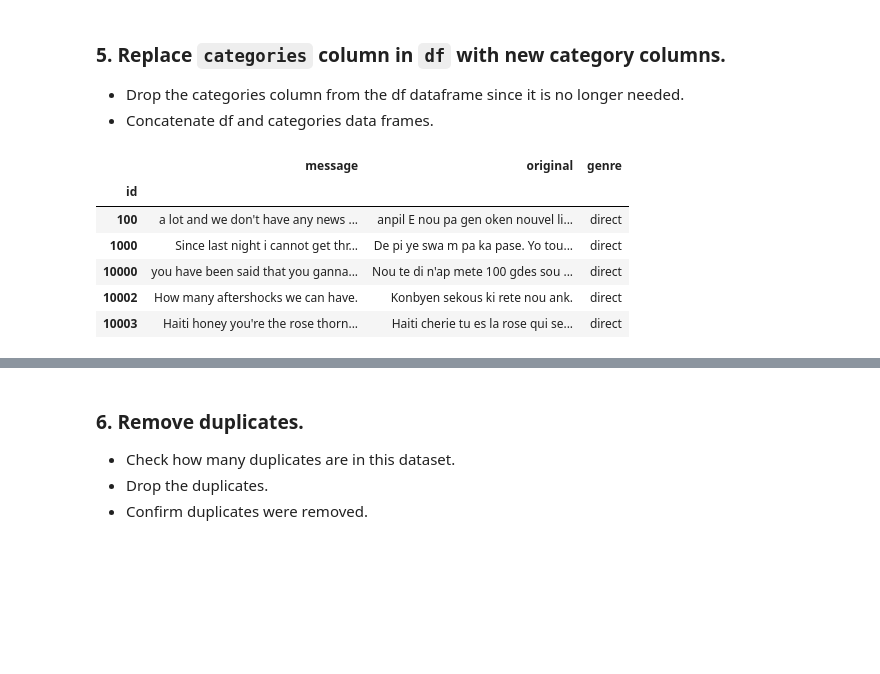
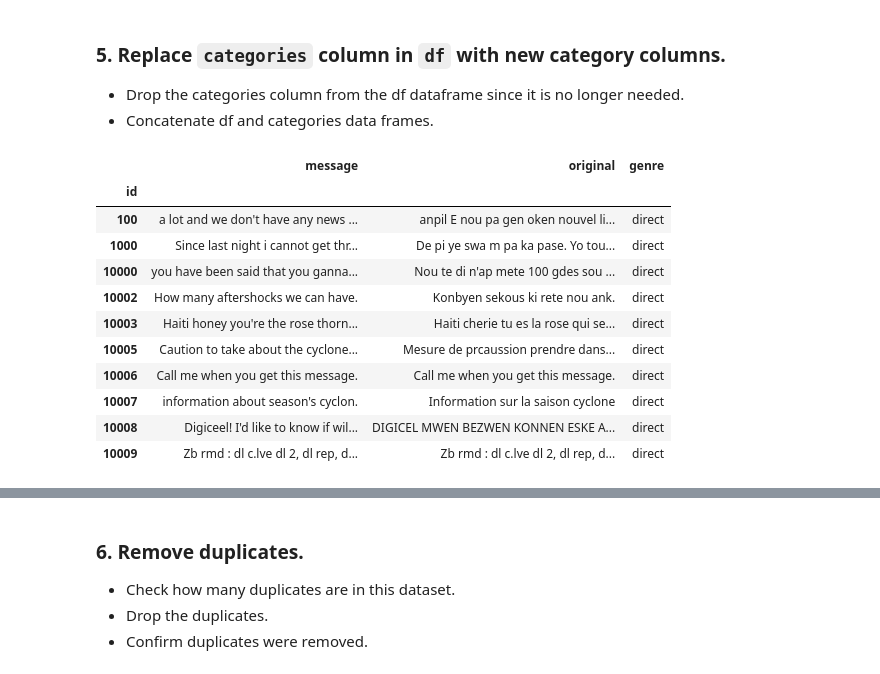
Before and after one commit to ismith1024/Udacity-Disaster-Response-Data-Pipeleine, a Jupyter notebook: notebooks/ETL Pipeline Preparation.ipynb, the cells around one changed output, grey strips where cells are left out. Saved outputs shown, nothing was run; the diff lists cells and outputs as text; code cells hidden in the pictures; blank space fills up the shorter version.

```diff
--- a/notebooks/ETL Pipeline Preparation.ipynb
+++ b/notebooks/ETL Pipeline Preparation.ipynb
@@ -140,16 +164,21 @@ categories.head()
 # %%
 # drop the original categories column from `df`
 df = df.drop('categories', axis=1)
 
-df.head()
+df.head(10)
 # %% [output]
 |  | message | original | genre |
 | id |  |  |  |
 | 100 | a lot and we don't have any news ... | anpil E nou pa gen oken nouvel li... | direct |
 | 1000 | Since last night i cannot get thr... | De pi ye swa m pa ka pase. Yo tou... | direct |
 | 10000 | you have been said that you ganna... | Nou te di n'ap mete 100 gdes sou ... | direct |
 | 10002 | How many aftershocks we can have. | Konbyen sekous ki rete nou ank. | direct |
 | 10003 | Haiti honey you're the rose thorn... | Haiti cherie tu es la rose qui se... | direct |
+| 10005 | Caution to take about the cyclone... | Mesure de prcaussion prendre dans... | direct |
+| 10006 | Call me when you get this message. | Call me when you get this message. | direct |
+| 10007 | information about season's cyclon. | Information sur la saison cyclone | direct |
+| 10008 | Digiceel! I'd like to know if wil... | DIGICEL MWEN BEZWEN KONNEN ESKE A... | direct |
+| 10009 | Zb rmd : dl c.lve dl 2, dl rep, d... | Zb rmd : dl c.lve dl 2, dl rep, d... | direct |
 # %%
 # concatenate the original dataframe with the new `categories` dataframe
 df =  pd.concat([df, categories], axis=1)
```
Also changed, not shown: parts of 6 cells of this notebook, 14 other files.
